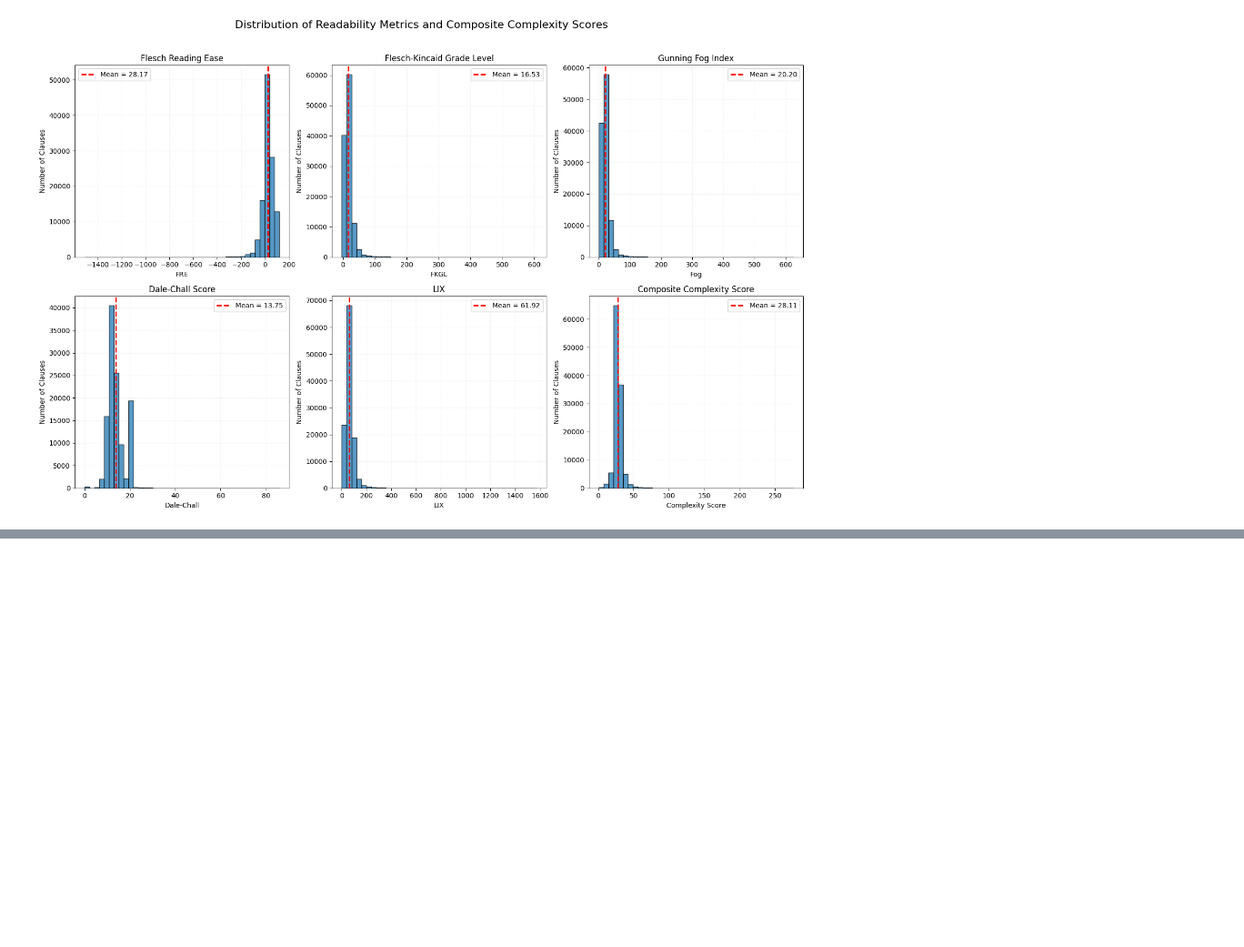
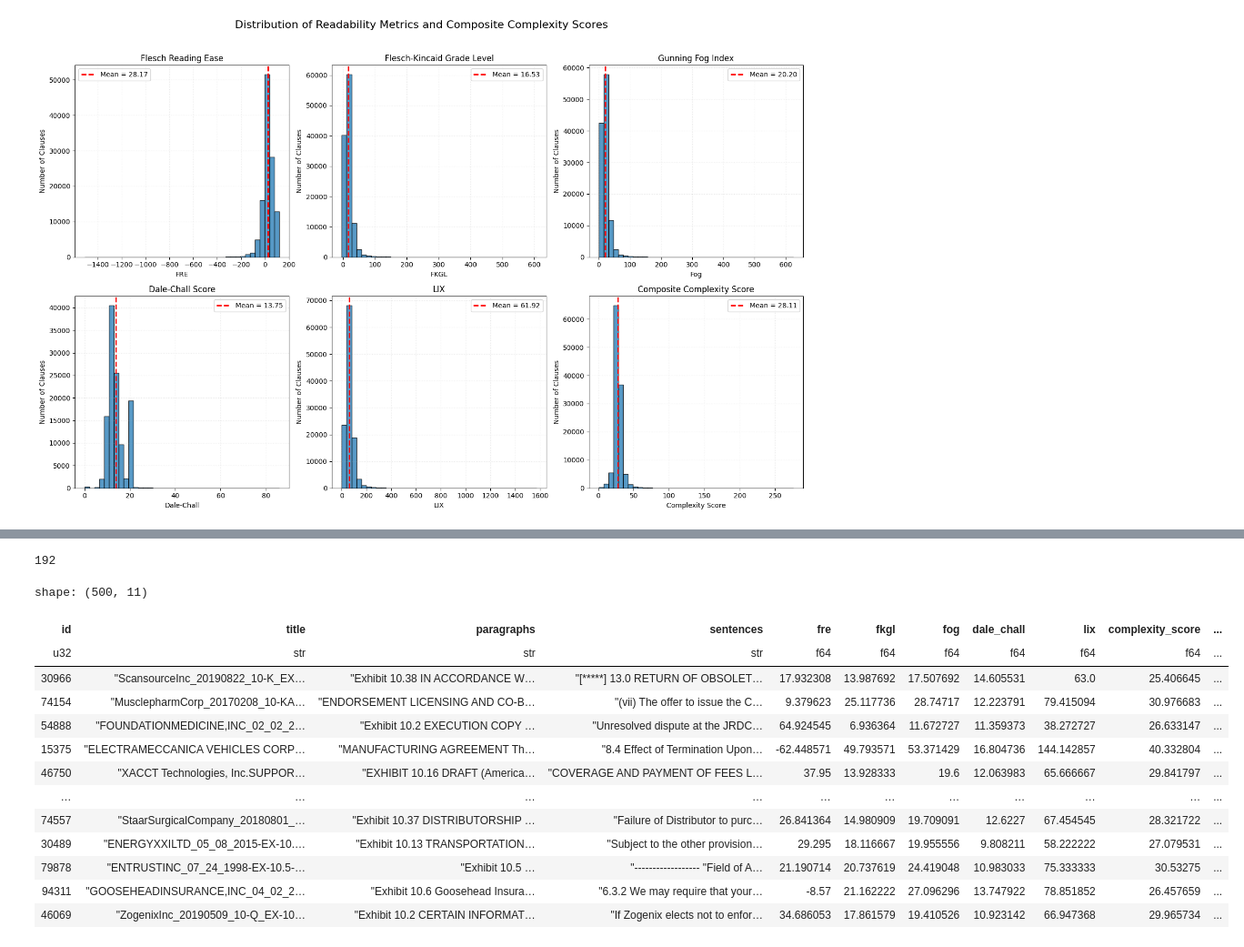
Before and after one commit to danilopsss/uol_capstone_project, a Jupyter notebook: capstone_artifact.ipynb, the cells around one changed output, grey strips where cells are left out. Shown at 91% size. Saved outputs shown, nothing was run; the diff lists cells and outputs as text; code cells hidden in the pictures; blank space fills up the shorter version.

Commit message:
updating prompt and analysis

```diff
--- a/capstone_artifact.ipynb
+++ b/capstone_artifact.ipynb
@@ -143,2 +171,16 @@ else:
 # %%
-cuad_legal.to_pandas().head(5)
+# So I removed all the lower score to avoid unecessary noise during the analysis
+
+cuad_legal = cuad_legal.filter(
+    (
+        polars.col("sentences")
+        .str.split(" ")
+        .list.len()
+        >= 3
+    )
+    & polars.col("fre").is_finite()
+    & polars.col("fkgl").is_finite()
+    & polars.col("fog").is_finite()
+    & polars.col("dale_chall").is_finite()
+    & polars.col("lix").is_finite()
+)
@@ -703,0 +708,2 @@ shape: (115_991, 9)
+# %%
+cuad_legal_evaluation = CapstoneLib.apply_metrics(cuad_legal_evaluation, "gemma4_rnd1")
@@ -703,0 +718,23 @@ shape: (115_991, 9)
+# %%
+
+
+round(multiprocessing.cpu_count() * .75)
+# %% [output]
+192
+# %%
+cuad_legal_evaluation
+# %% [output]
+shape: (500, 11)
+| id | title | paragraphs | sentences | fre | fkgl | fog | dale_chall | lix | complexity_score | ... |
+| u32 | str | str | str | f64 | f64 | f64 | f64 | f64 | f64 | ... |
+| 30966 | "ScansourceInc_20190822_10-K_EX… | "Exhibit 10.38 IN ACCORDANCE W… | "[*****] 13.0 RETURN OF OBSOLET… | 17.932308 | 13.987692 | 17.507692 | 14.605531 | 63.0 | 25.406645 | ... |
+| 74154 | "MusclepharmCorp_20170208_10-KA… | "ENDORSEMENT LICENSING AND CO-B… | "(vii) The offer to issue the C… | 9.379623 | 25.117736 | 28.74717 | 12.223791 | 79.415094 | 30.976683 | ... |
+| 54888 | "FOUNDATIONMEDICINE,INC_02_02_2… | "Exhibit 10.2 EXECUTION COPY … | "Unresolved dispute at the JRDC… | 64.924545 | 6.936364 | 11.672727 | 11.359373 | 38.272727 | 26.633147 | ... |
+| 15375 | "ELECTRAMECCANICA VEHICLES CORP… | "MANUFACTURING AGREEMENT Th… | "8.4 Effect of Termination Upon… | -62.448571 | 49.793571 | 53.371429 | 16.804736 | 144.142857 | 40.332804 | ... |
+| 46750 | "XACCT Technologies, Inc.SUPPOR… | "EXHIBIT 10.16 DRAFT (America… | "COVERAGE AND PAYMENT OF FEES L… | 37.95 | 13.928333 | 19.6 | 12.063983 | 65.666667 | 29.841797 | ... |
+| … | … | … | … | … | … | … | … | … | … | ... |
+| 74557 | "StaarSurgicalCompany_20180801_… | "Exhibit 10.37 DISTRIBUTORSHIP … | "Failure of Distributor to purc… | 26.841364 | 14.980909 | 19.709091 | 12.6227 | 67.454545 | 28.321722 | ... |
+| 30489 | "ENERGYXXILTD_05_08_2015-EX-10.… | "Exhibit 10.13 TRANSPORTATION… | "Subject to the other provision… | 29.295 | 18.116667 | 19.955556 | 9.808211 | 58.222222 | 27.079531 | ... |
+| 79878 | "ENTRUSTINC_07_24_1998-EX-10.5-… | "Exhibit 10.5 … | "------------------ "Field of A… | 21.190714 | 20.737619 | 24.419048 | 10.983033 | 75.333333 | 30.53275 | ... |
+| 94311 | "GOOSEHEADINSURANCE,INC_04_02_2… | "Exhibit 10.6 Goosehead Insura… | "6.3.2 We may require that your… | -8.57 | 21.162222 | 27.096296 | 13.747922 | 78.851852 | 26.457659 | ... |
+| 46069 | "ZogenixInc_20190509_10-Q_EX-10… | "Exhibit 10.2 CERTAIN INFORMAT… | "If Zogenix elects not to enfor… | 34.686053 | 17.861579 | 19.410526 | 10.923142 | 66.947368 | 29.965734 | ... |
```
Also changed, not shown: parts of 15 cells of this notebook, 2 other files.
